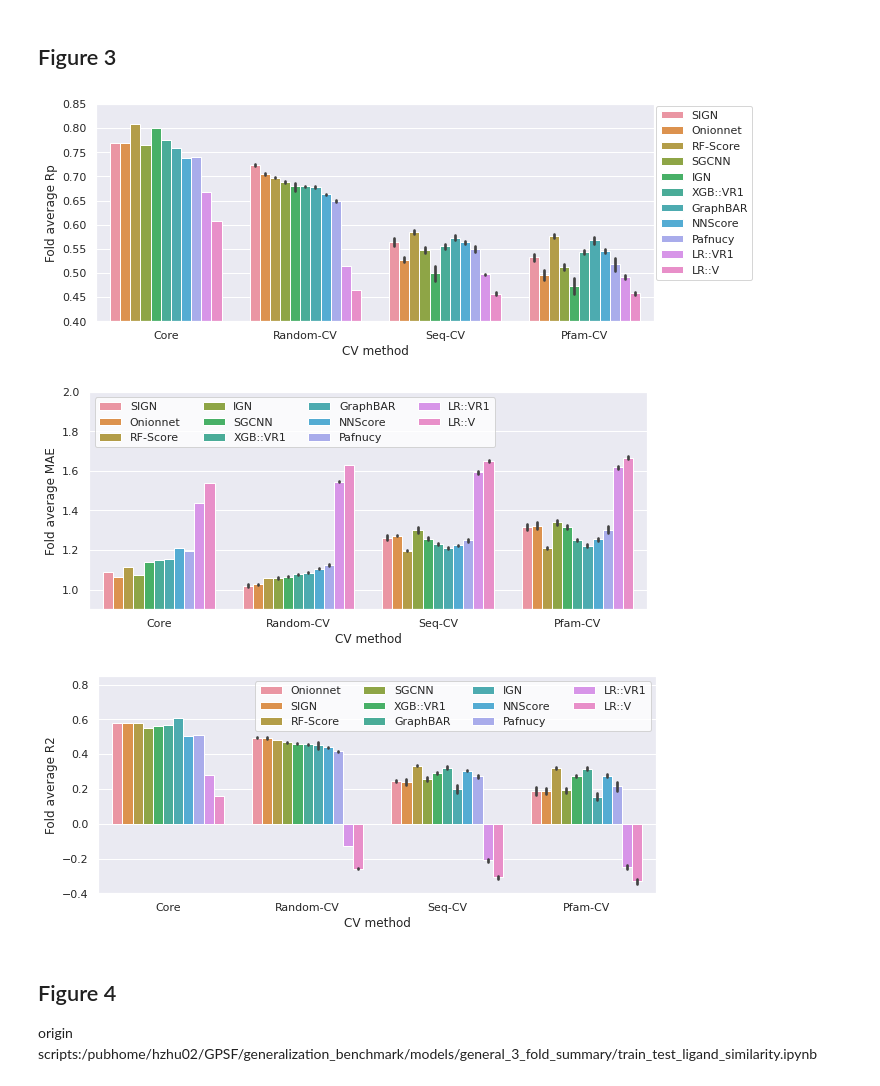
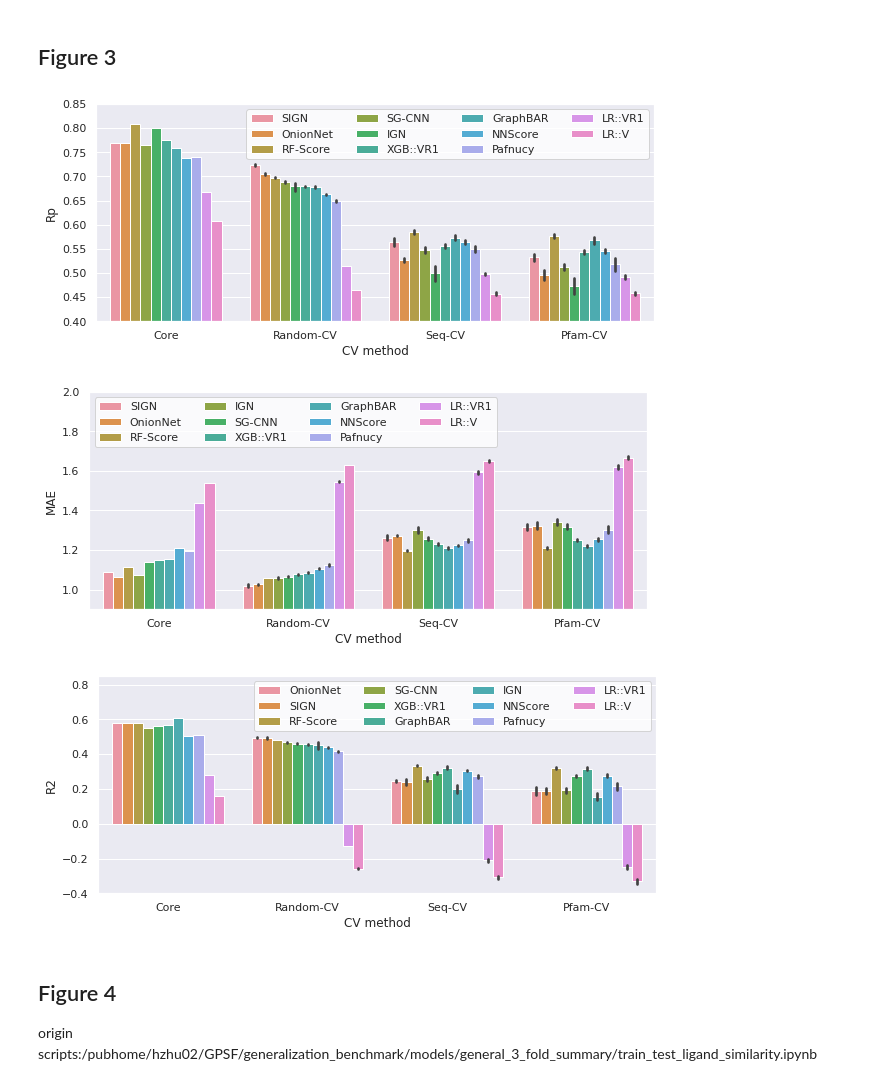
Before and after one commit to hnlab/generalization_benchmark, a Jupyter notebook: plot_scripts/plots.ipynb, the cells around one changed output. Saved outputs shown, nothing was run; the diff lists cells and outputs as text; code cells hidden in the pictures.

Commit message:
plot

```diff
--- a/plot_scripts/plots.ipynb
+++ b/plot_scripts/plots.ipynb
@@ -97,49 +128,49 @@ all_model_average_result = pd.read_csv("../models/results/all_model_3_fold_avera
 # %%
 sns.set(font_scale = 1.0)
 fig, ax1= plt.subplots(1,1,figsize=(10, 4))
 ax1.set_ylim(0.4,0.85)
 sns.set_theme(style="whitegrid")
-ax1=sns.barplot(x="type", y="average_pearsonr", hue="model", data=all_model_average_result, hue_order = ['SIGN','Onionnet','RF-Score','SGCNN','IGN','XGB::VR1','GraphBAR','NNScore','Pafnucy','LR::VR1','LR::V'], order=['Core','Random-CV', 'Seq-CV', 'Pfam-CV'])
+ax1=sns.barplot(x="type", y="average_pearsonr", hue="model", data=all_model_average_result, hue_order = ['SIGN','OnionNet','RF-Score','SG-CNN','IGN','XGB::VR1','GraphBAR','NNScore','Pafnucy','LR::VR1','LR::V'], order=['Core','Random-CV', 'Seq-CV', 'Pfam-CV'])
 plt.legend(bbox_to_anchor=(1, 1), borderaxespad=0.2)
 # plt.legend()
-# plt.legend(loc='upper right', ncol=4)
+plt.legend(loc='upper right', ncol=4)
 ax1.set_xlabel("CV method")
-ax1.set_ylabel("Fold average Rp")
-plt.savefig("./png/overall_rp_no_legend.png", dpi=800, bbox_inches='tight')
+ax1.set_ylabel("Rp")
+plt.savefig("./png/overall_rp.png", dpi=800, bbox_inches='tight')
 # %% [output]
-[figure, old version]
+[figure, new version]
 # %%
 sns.set(font_scale = 1.0)
 fig, ax1= plt.subplots(1,1,figsize=(10, 4))
 # ax1.set_ylim(0.4,0.85)
 ax1.set_ylim(0.9,2.0)
 sns.set_theme(style="whitegrid")
-ax1=sns.barplot(x="type", y="average_mae", hue="model", data=all_model_average_result, hue_order = ['SIGN','Onionnet','RF-Score','IGN','SGCNN','XGB::VR1','GraphBAR','NNScore','Pafnucy','LR::VR1','LR::V'], order=['Core','Random-CV', 'Seq-CV', 'Pfam-CV'])
+ax1=sns.barplot(x="type", y="average_mae", hue="model", data=all_model_average_result, hue_order = ['SIGN','OnionNet','RF-Score','IGN','SG-CNN','XGB::VR1','GraphBAR','NNScore','Pafnucy','LR::VR1','LR::V'], order=['Core','Random-CV', 'Seq-CV', 'Pfam-CV'])
 # plt.legend(bbox_to_anchor=(1, 1), borderaxespad=0.2)
 # plt.legend()
 plt.legend(loc='upper left', ncol=4)
 # plt.legend(bbox_to_anchor=(1, 1), borderaxespad=0.2)
 ax1.set_xlabel("CV method")
-ax1.set_ylabel("Fold average MAE")
-plt.savefig("./plot_scripts/png/overall_mae.png", dpi=800, bbox_inches='tight')
+ax1.set_ylabel("MAE")
+plt.savefig("./png/overall_mae.png", dpi=800, bbox_inches='tight')
 # %% [output]
-[figure, old version]
+[figure, new version]
 # %%
 sns.set(font_scale = 1.0)
 fig, ax1= plt.subplots(1,1,figsize=(10, 4))
 # ax1.set_ylim(0.4,0.85)
 ax1.set_ylim(-0.4,0.85)
 sns.set_theme(style="whitegrid")
-ax1=sns.barplot(x="type", y="average_r2", hue="model", data=all_model_average_result, hue_order = ['Onionnet','SIGN','RF-Score','SGCNN','XGB::VR1','GraphBAR','IGN','NNScore','Pafnucy','LR::VR1','LR::V'], order=['Core','Random-CV', 'Seq-CV', 'Pfam-CV'])
+ax1=sns.barplot(x="type", y="average_r2", hue="model", data=all_model_average_result, hue_order = ['OnionNet','SIGN','RF-Score','SG-CNN','XGB::VR1','GraphBAR','IGN','NNScore','Pafnucy','LR::VR1','LR::V'], order=['Core','Random-CV', 'Seq-CV', 'Pfam-CV'])
 # plt.legend(bbox_to_anchor=(1, 1), borderaxespad=0.2)
 # plt.legend()
 plt.legend(loc='upper right', ncol=4)
 # plt.legend(bbox_to_anchor=(1, 1), borderaxespad=0.2)
 ax1.set_xlabel("CV method")
-ax1.set_ylabel("Fold average R2")
-plt.savefig("./plot_scripts/png/overall_r2.png", dpi=800, bbox_inches='tight')
+ax1.set_ylabel("R2")
+plt.savefig("./png/overall_r2.png", dpi=800, bbox_inches='tight')
 # %% [output]
-[figure, old version]
+[figure, new version]
 # %% [markdown]
 ## Figure 4
 origin scripts:/pubhome/hzhu02/GPSF/generalization_benchmark/models/general_3_fold_summary/train_test_ligand_similarity.ipynb
```
Also changed, not shown: parts of 41 cells of this notebook, 54 other files.
